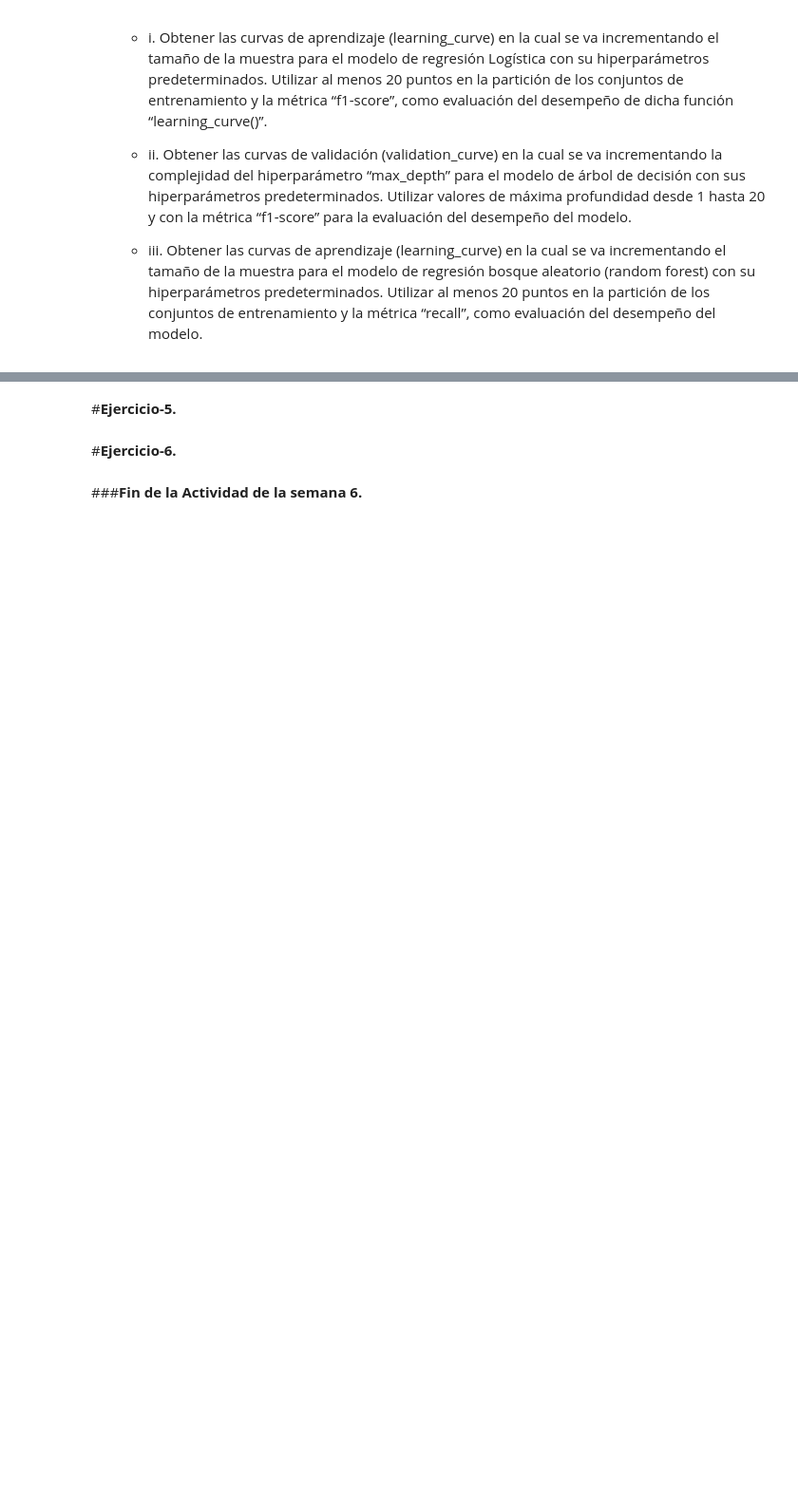
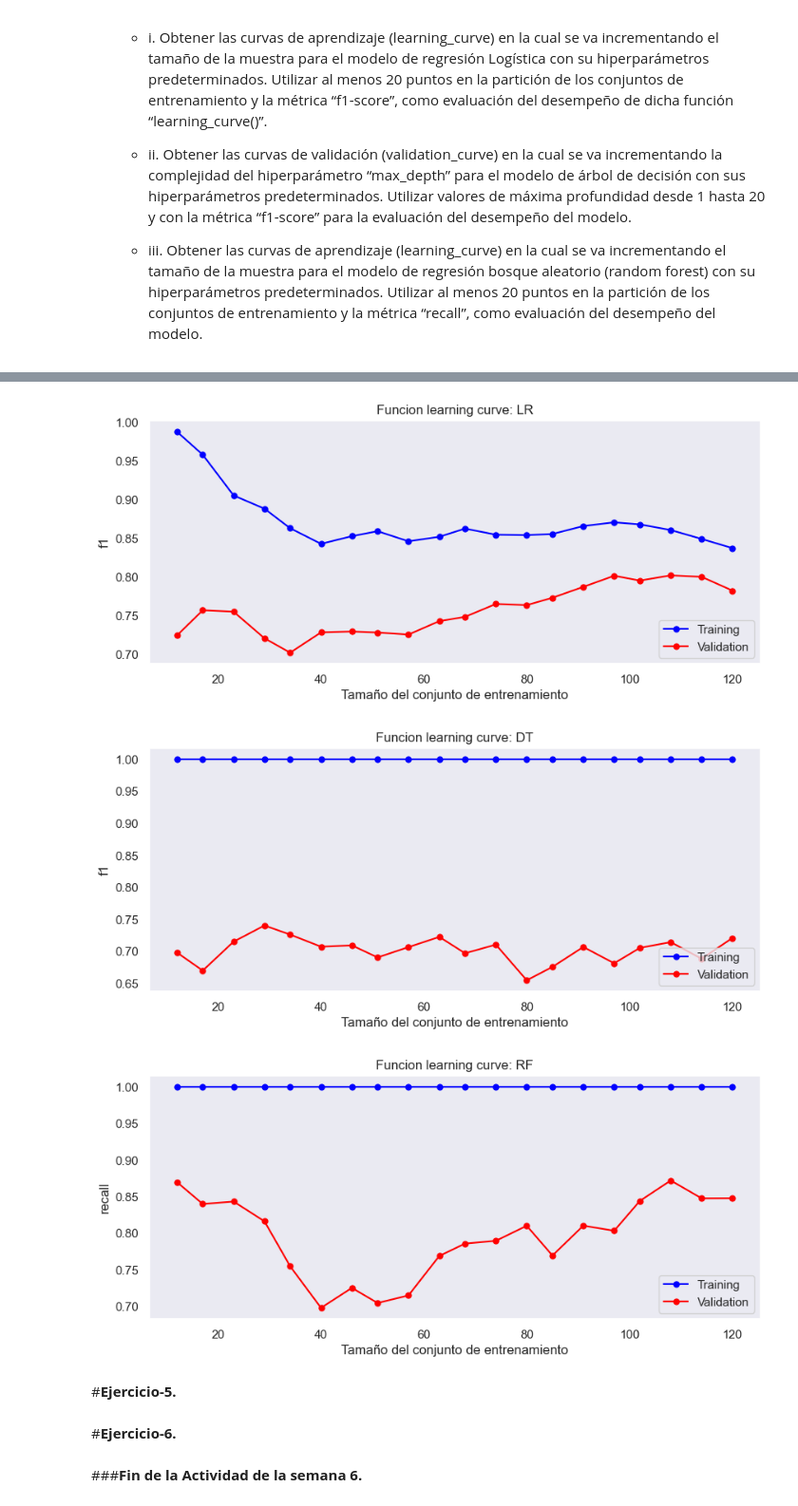
Before and after one commit to KarltonBotics/MNA-IA-Equipos51, a Jupyter notebook: Arboldedecision_Equipo51.ipynb, the cells around one changed output, grey strips where cells are left out. Shown at 95% size. Saved outputs shown, nothing was run; the diff lists cells and outputs as text; code cells hidden in the pictures; blank space fills up the shorter version.

```diff
--- a/Arboldedecision_Equipo51.ipynb
+++ b/Arboldedecision_Equipo51.ipynb
@@ -527,3 +535,11 @@ df_bin
+# %%
+# Conjuntamos las transformaciones numéricas y categóricas que se estarán aplicando a los datos de entrada:
+
+
+columnasTransformer = ColumnTransformer(transformers = [('numpipe', num_pipeline, df_name_num),
+                                                        ('catohecate', catOHE_pipeline, df_name_cate),
+                                                        ('catohebin', catOHE_pipeline, df_name_bin)],
+                                        remainder='passthrough')
 # %% [markdown]
 # **Ejercicio 4**
 Llevarás un entrenamiento usando validación cruzada entre los siguientes tres modelos de aprendizaje automático: Regresión Logística, Árbol de Decisión y Bosque Aleatorio. Deberás llevar a cabo el entrenamiento de los tres de manera conjunta usando un ciclo FOR. Recuerda aplicar las transformaciones que definiste en tu Pipeline. El entrenamiento debe ser con las siguientes características:
@@ -550,3 +832,39 @@ None
+# %%
+#Curva de Aprendizaje del modelo de Regresion Logistica
+delta_train = np.linspace(0.1, 1.0, 20)
+
+cvLC = RepeatedStratifiedKFold(n_splits=5, n_repeats=3, random_state=0)
+Xx = columnasTransformer.fit_transform(X_val)
+metrics_used = ['f1','f1','recall']
+etiquetas = ['Funcion learning curve: LR',
+             'Funcion learning curve: DT',
+             'Funcion learning curve: RF']
+for i in range(len(modelos)):
+
+  train_sizes, train_scores, valid_scores = learning_curve(estimator=modelos[i],
+                                                        X=Xx,
+                                                        y=np.ravel(y_val),
+                                                        cv=cvLC,
+                                                        train_sizes=delta_train,
+                                                        scoring= metrics_used[i])
+
+  train_mean = np.mean(train_scores, axis=1)
+  train_std = np.std(train_scores, axis=1)
+  valid_mean = np.mean(valid_scores, axis=1)
+  valid_std = np.std(valid_scores, axis=1)
+
+  plt.plot(train_sizes, train_mean, color='blue', marker='o', markersize=5, label='Training')
+  plt.plot(train_sizes, valid_mean, color='red', marker='o', markersize=5, label='Validation')
+  plt.title(etiquetas[i])
+  plt.xlabel('Tamaño del conjunto de entrenamiento')
+  plt.ylabel(metrics_used[i])
+  plt.grid()
+  plt.legend(loc='lower right')
+  plt.show()
+# %% [output]
+[figure, added]
+[figure, added]
+[figure, added]
 # %% [markdown]
 #**Ejercicio-5.**
 # %%
```
Also changed, not shown: parts of 24 cells of this notebook.
